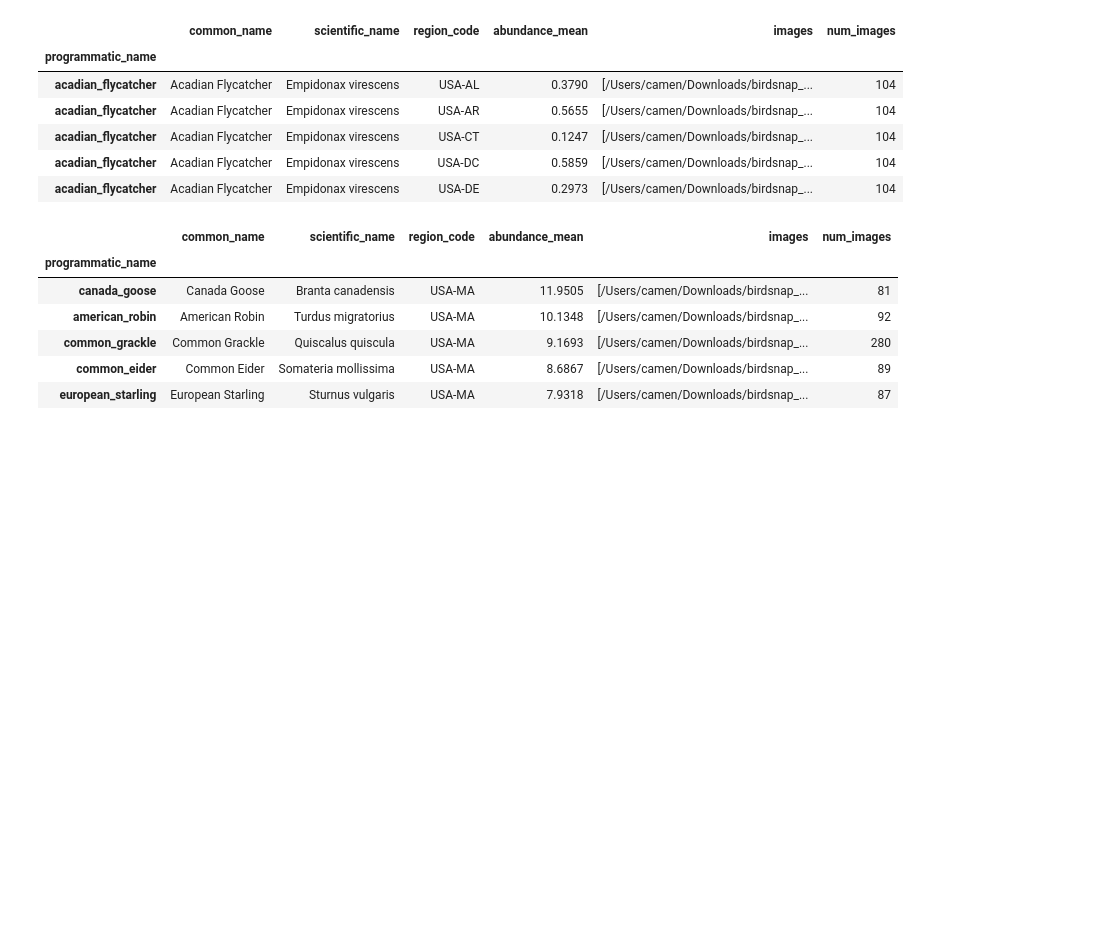
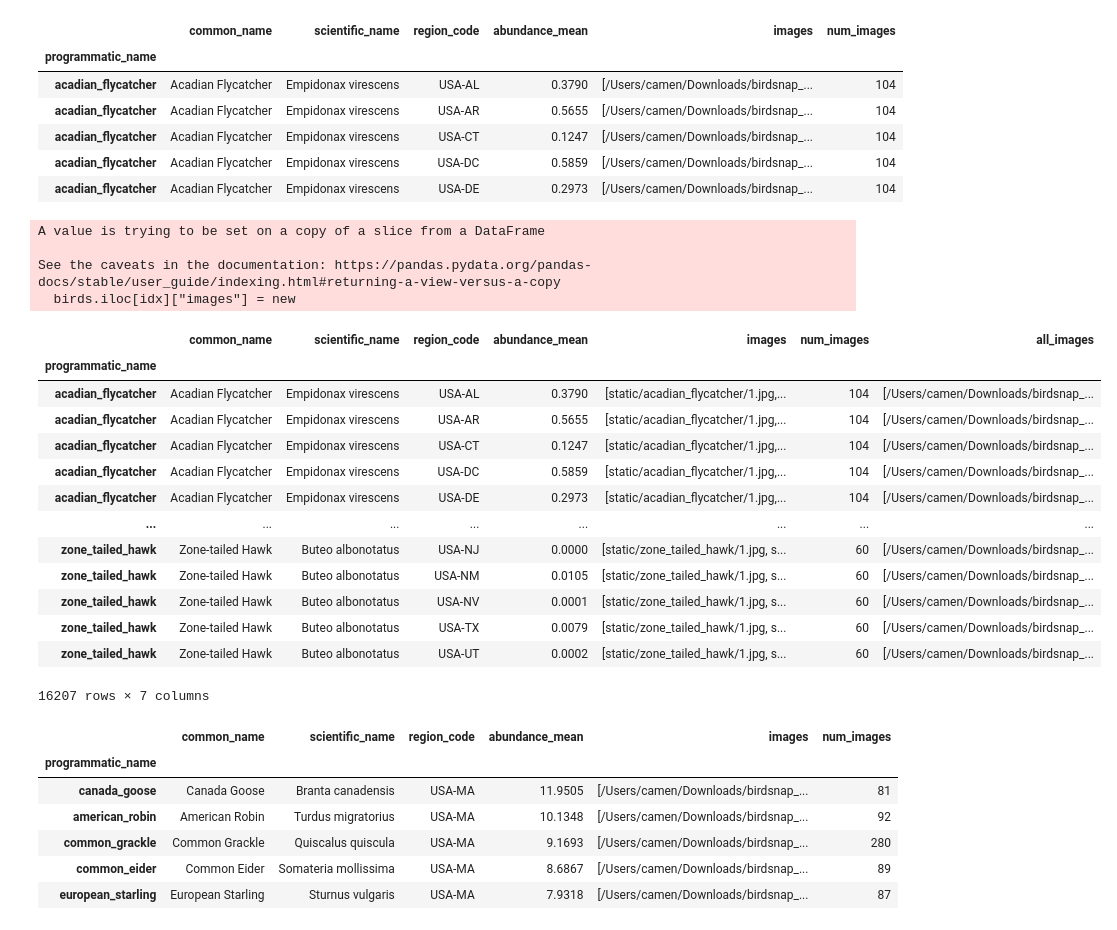
Before and after one commit to camenpihor/bird-herd, a Jupyter notebook: documentation/bird_data.ipynb, the cells around one changed output. Saved outputs shown, nothing was run; the diff lists cells and outputs as text; code cells hidden in the pictures; blank space fills up the shorter version.

```diff
--- a/documentation/bird_data.ipynb
+++ b/documentation/bird_data.ipynb
@@ -55,9 +55,9 @@ for fp in set(
     all_bird_filepaths[bird_name] = bird_filepaths
 # %%
 birds = stats.copy()
-birds["images"] = pd.Series(all_bird_filepaths)
-birds = birds.loc[~birds.images.isna(), :].copy()
-birds["num_images"] = birds.images.apply(len)
+birds["all_images"] = pd.Series(all_bird_filepaths)
+birds = birds.loc[~birds.all_images.isna(), :].copy()
+birds["num_images"] = birds.all_images.apply(len)
 birds.head()
 # %% [output]
 |  | common_name | scientific_name | region_code | abundance_mean | images | num_images |
@@ -67,6 +67,50 @@ birds.head()
 | acadian_flycatcher | Acadian Flycatcher | Empidonax virescens | USA-CT | 0.1247 | [/Users/camen/Downloads/birdsnap_... | 104 |
 | acadian_flycatcher | Acadian Flycatcher | Empidonax virescens | USA-DC | 0.5859 | [/Users/camen/Downloads/birdsnap_... | 104 |
 | acadian_flycatcher | Acadian Flycatcher | Empidonax virescens | USA-DE | 0.2973 | [/Users/camen/Downloads/birdsnap_... | 104 |
+# %%
+import os
+import shutil
+from tqdm import tqdm
+
+birds["images"] = birds.all_images.apply(np.random.choice, size=5)
+
+for idx, row in tqdm(birds.reset_index().iterrows()):
+    new = []
+    beginning = "/Users/camen/Documents/bird-herd/src/"
+    for i, image in enumerate(row.images):
+        dest = os.path.join(
+            beginning,
+            "static",
+            row.programmatic_name,
+            f"{i+1}.jpg"
+        )
+        os.makedirs(os.path.dirname(dest), exist_ok=True)
+        shutil.copy(src=image, dst=dest)
+        new.append(dest.replace(beginning, ""))
+
+birds["images"] = birds.reset_index().programmatic_name.apply(lambda name: [f"static/{name}/{i}.jpg" for i in range(1, 6)]).tolist()
+# %% [output]
+A value is trying to be set on a copy of a slice from a DataFrame
+
+See the caveats in the documentation: https://pandas.pydata.org/pandas-docs/stable/user_guide/indexing.html#returning-a-view-versus-a-copy
+  birds.iloc[idx]["images"] = new
+# %%
+birds
+# %% [output]
+|  | common_name | scientific_name | region_code | abundance_mean | images | num_images | all_images |
+| programmatic_name |  |  |  |  |  |  |  |
+| acadian_flycatcher | Acadian Flycatcher | Empidonax virescens | USA-AL | 0.3790 | [static/acadian_flycatcher/1.jpg,... | 104 | [/Users/camen/Downloads/birdsnap_... |
+| acadian_flycatcher | Acadian Flycatcher | Empidonax virescens | USA-AR | 0.5655 | [static/acadian_flycatcher/1.jpg,... | 104 | [/Users/camen/Downloads/birdsnap_... |
+| acadian_flycatcher | Acadian Flycatcher | Empidonax virescens | USA-CT | 0.1247 | [static/acadian_flycatcher/1.jpg,... | 104 | [/Users/camen/Downloads/birdsnap_... |
+| acadian_flycatcher | Acadian Flycatcher | Empidonax virescens | USA-DC | 0.5859 | [static/acadian_flycatcher/1.jpg,... | 104 | [/Users/camen/Downloads/birdsnap_... |
+| acadian_flycatcher | Acadian Flycatcher | Empidonax virescens | USA-DE | 0.2973 | [static/acadian_flycatcher/1.jpg,... | 104 | [/Users/camen/Downloads/birdsnap_... |
+| ... | ... | ... | ... | ... | ... | ... | ... |
+| zone_tailed_hawk | Zone-tailed Hawk | Buteo albonotatus | USA-NJ | 0.0000 | [static/zone_tailed_hawk/1.jpg, s... | 60 | [/Users/camen/Downloads/birdsnap_... |
+| zone_tailed_hawk | Zone-tailed Hawk | Buteo albonotatus | USA-NM | 0.0105 | [static/zone_tailed_hawk/1.jpg, s... | 60 | [/Users/camen/Downloads/birdsnap_... |
+| zone_tailed_hawk | Zone-tailed Hawk | Buteo albonotatus | USA-NV | 0.0001 | [static/zone_tailed_hawk/1.jpg, s... | 60 | [/Users/camen/Downloads/birdsnap_... |
+| zone_tailed_hawk | Zone-tailed Hawk | Buteo albonotatus | USA-TX | 0.0079 | [static/zone_tailed_hawk/1.jpg, s... | 60 | [/Users/camen/Downloads/birdsnap_... |
+| zone_tailed_hawk | Zone-tailed Hawk | Buteo albonotatus | USA-UT | 0.0002 | [static/zone_tailed_hawk/1.jpg, s... | 60 | [/Users/camen/Downloads/birdsnap_... |
+16207 rows × 7 columns
 # %%
 massachusetts = birds[birds.region_code == "USA-MA"].copy().sort_values(by="abundance_mean", ascending=False)
 # %%
```
Also changed, not shown: parts of 1 cell of this notebook, 5 other files.
